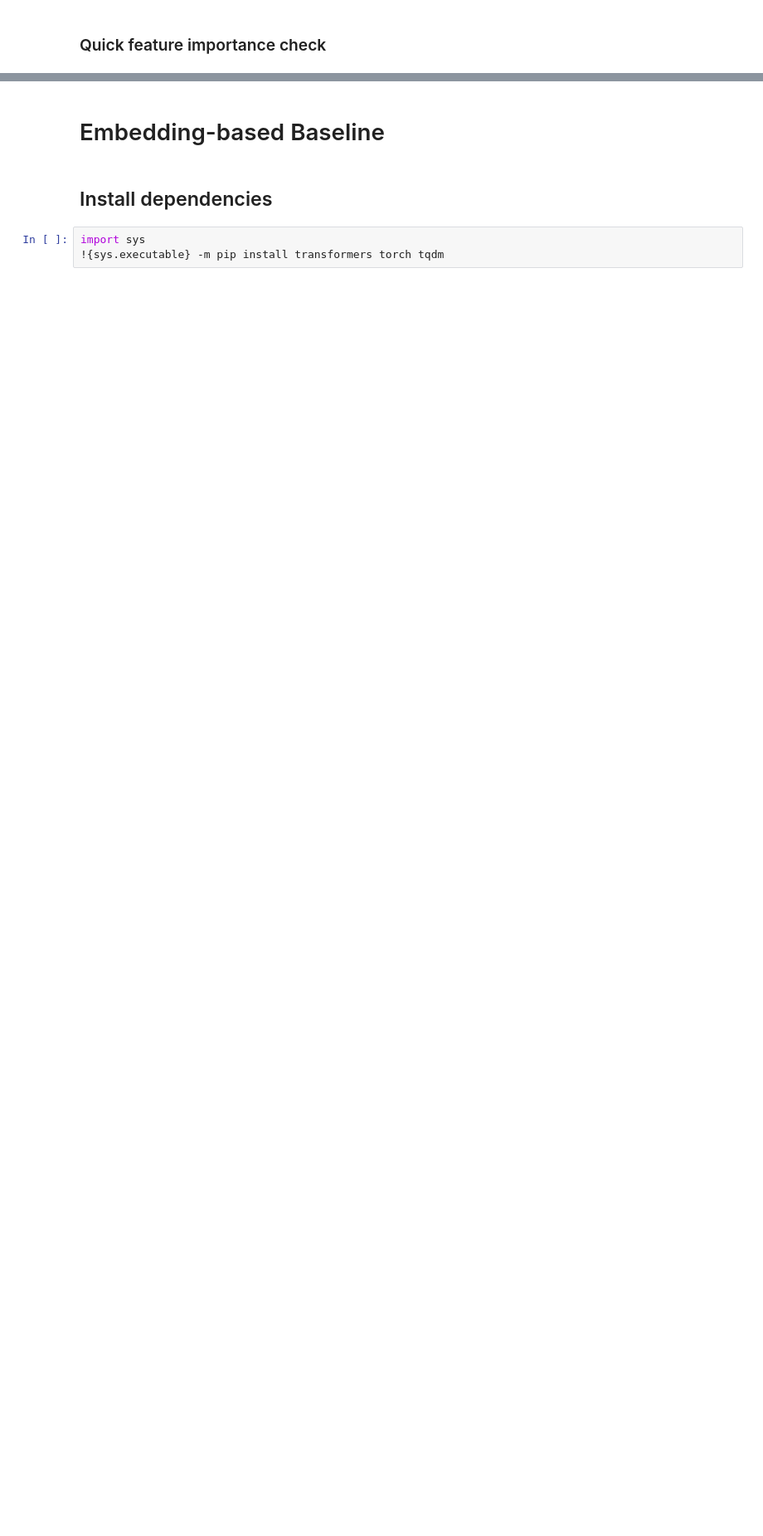
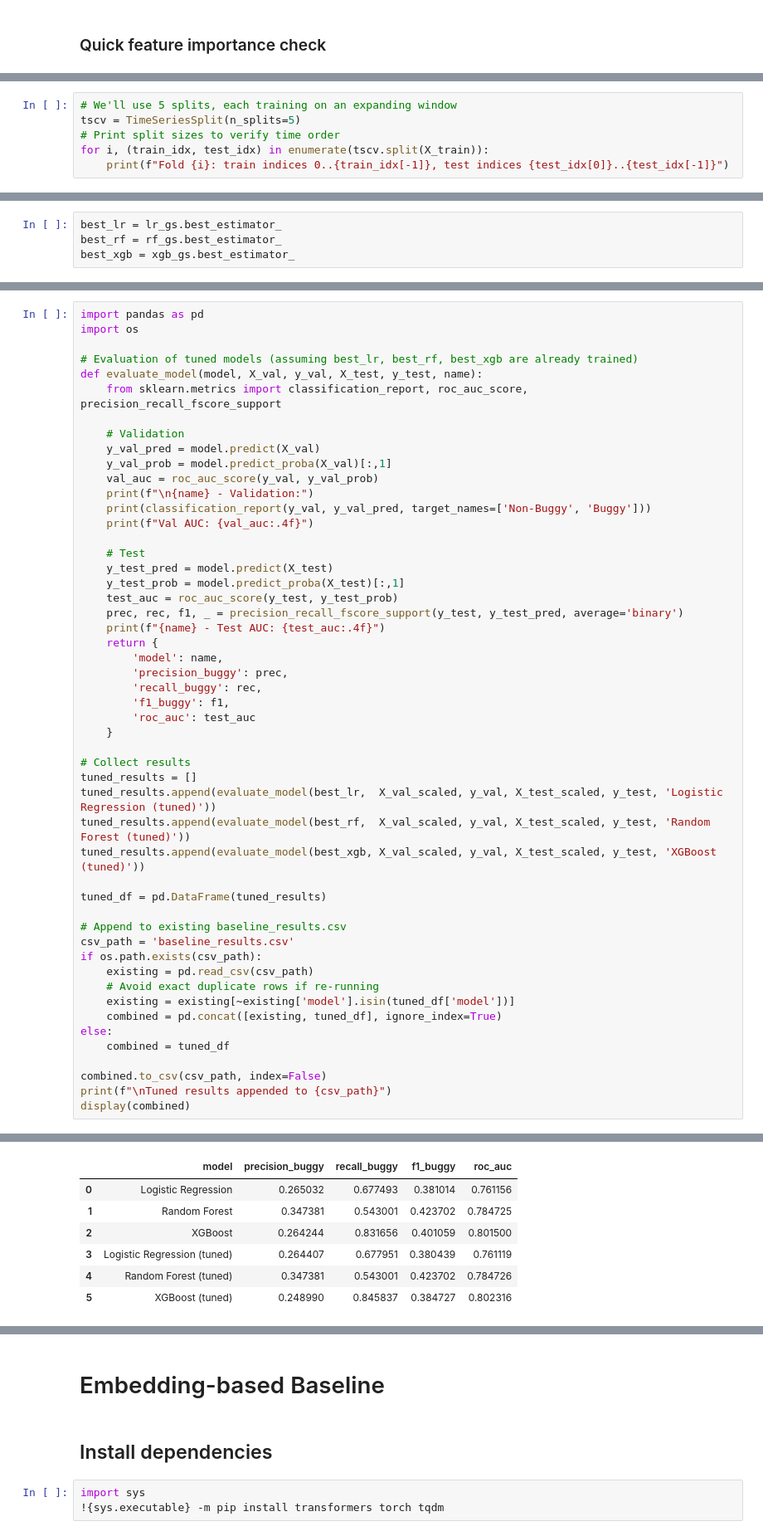
Before and after one commit to Knowledge4Software/KG-Commit, a Jupyter notebook: baselines/CrossProj_baselines.ipynb, the cells around one changed output, grey strips where cells are left out. Shown at 83% size. Saved outputs shown, nothing was run; the diff lists cells and outputs as text; blank space fills up the shorter version.

```diff
--- a/baselines/CrossProj_baselines.ipynb
+++ b/baselines/CrossProj_baselines.ipynb
@@ -505,0 +708,6 @@ Saved combined feature importances to feature_importances.csv
+# %%
+# We'll use 5 splits, each training on an expanding window
+tscv = TimeSeriesSplit(n_splits=5)
+# Print split sizes to verify time order
+for i, (train_idx, test_idx) in enumerate(tscv.split(X_train)):
+    print(f"Fold {i}: train indices 0..{train_idx[-1]}, test indices {test_idx[0]}..{test_idx[-1]}")
@@ -505,0 +792,4 @@ Saved combined feature importances to feature_importances.csv
+# %%
+best_lr = lr_gs.best_estimator_
+best_rf = rf_gs.best_estimator_
+best_xgb = xgb_gs.best_estimator_
@@ -505,0 +844,52 @@ Saved combined feature importances to feature_importances.csv
+# %%
+import pandas as pd
+import os
+
+# Evaluation of tuned models (assuming best_lr, best_rf, best_xgb are already trained)
+def evaluate_model(model, X_val, y_val, X_test, y_test, name):
+    from sklearn.metrics import classification_report, roc_auc_score, precision_recall_fscore_support
+
+    # Validation
+    y_val_pred = model.predict(X_val)
+    y_val_prob = model.predict_proba(X_val)[:,1]
+    val_auc = roc_auc_score(y_val, y_val_prob)
+    print(f"\n{name} - Validation:")
+    print(classification_report(y_val, y_val_pred, target_names=['Non-Buggy', 'Buggy']))
+    print(f"Val AUC: {val_auc:.4f}")
+
+    # Test
+    y_test_pred = model.predict(X_test)
+    y_test_prob = model.predict_proba(X_test)[:,1]
+    test_auc = roc_auc_score(y_test, y_test_prob)
+    prec, rec, f1, _ = precision_recall_fscore_support(y_test, y_test_pred, average='binary')
+    print(f"{name} - Test AUC: {test_auc:.4f}")
+    return {
+        'model': name,
+        'precision_buggy': prec,
+        'recall_buggy': rec,
+        'f1_buggy': f1,
+        'roc_auc': test_auc
+    }
+
+# Collect results
+tuned_results = []
+tuned_results.append(evaluate_model(best_lr,  X_val_scaled, y_val, X_test_scaled, y_test, 'Logistic Regression (tuned)'))
+tuned_results.append(evaluate_model(best_rf,  X_val_scaled, y_val, X_test_scaled, y_test, 'Random Forest (tuned)'))
+tuned_results.append(evaluate_model(best_xgb, X_val_scaled, y_val, X_test_scaled, y_test, 'XGBoost (tuned)'))
+
+tuned_df = pd.DataFrame(tuned_results)
+
+# Append to existing baseline_results.csv
+csv_path = 'baseline_results.csv'
+if os.path.exists(csv_path):
+    existing = pd.read_csv(csv_path)
+    # Avoid exact duplicate rows if re‑running
+    existing = existing[~existing['model'].isin(tuned_df['model'])]
+    combined = pd.concat([existing, tuned_df], ignore_index=True)
+else:
+    combined = tuned_df
+
+combined.to_csv(csv_path, index=False)
+print(f"\nTuned results appended to {csv_path}")
+display(combined)
+# %% [output]
@@ -505,0 +913,7 @@ Saved combined feature importances to feature_importances.csv
+|  | model | precision_buggy | recall_buggy | f1_buggy | roc_auc |
+| 0 | Logistic Regression | 0.265032 | 0.677493 | 0.381014 | 0.761156 |
+| 1 | Random Forest | 0.347381 | 0.543001 | 0.423702 | 0.784725 |
+| 2 | XGBoost | 0.264244 | 0.831656 | 0.401059 | 0.801500 |
+| 3 | Logistic Regression (tuned) | 0.264407 | 0.677951 | 0.380439 | 0.761119 |
+| 4 | Random Forest (tuned) | 0.347381 | 0.543001 | 0.423702 | 0.784726 |
+| 5 | XGBoost (tuned) | 0.248990 | 0.845837 | 0.384727 | 0.802316 |
```
Also changed, not shown: parts of 47 cells of this notebook, 3 other files.
